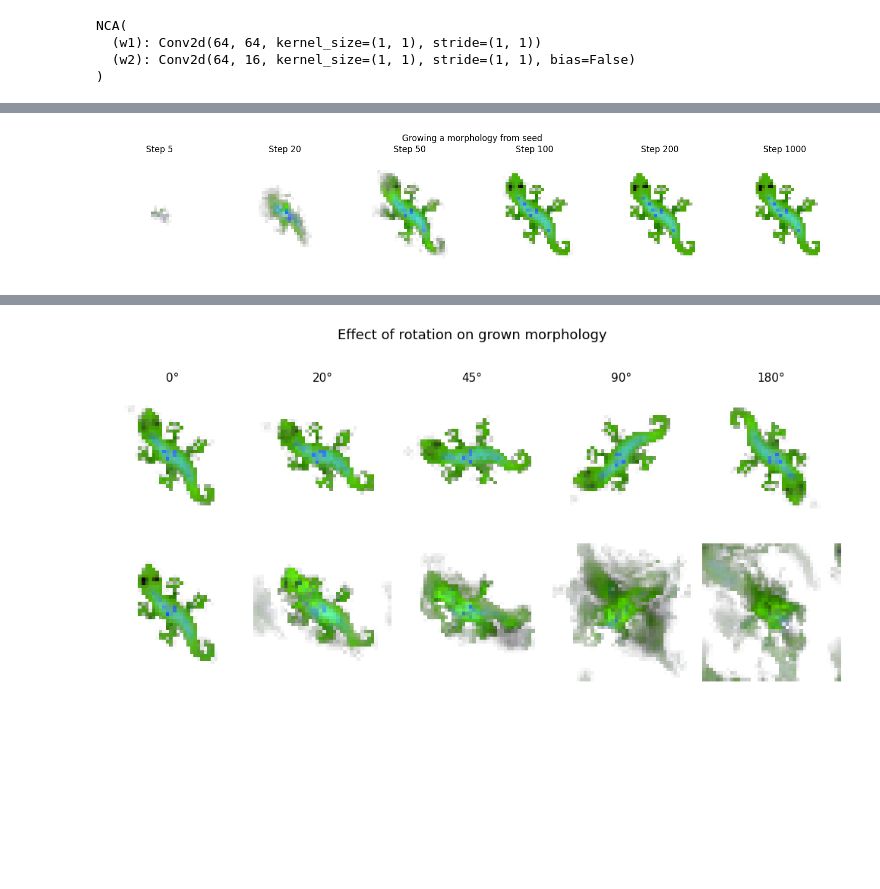
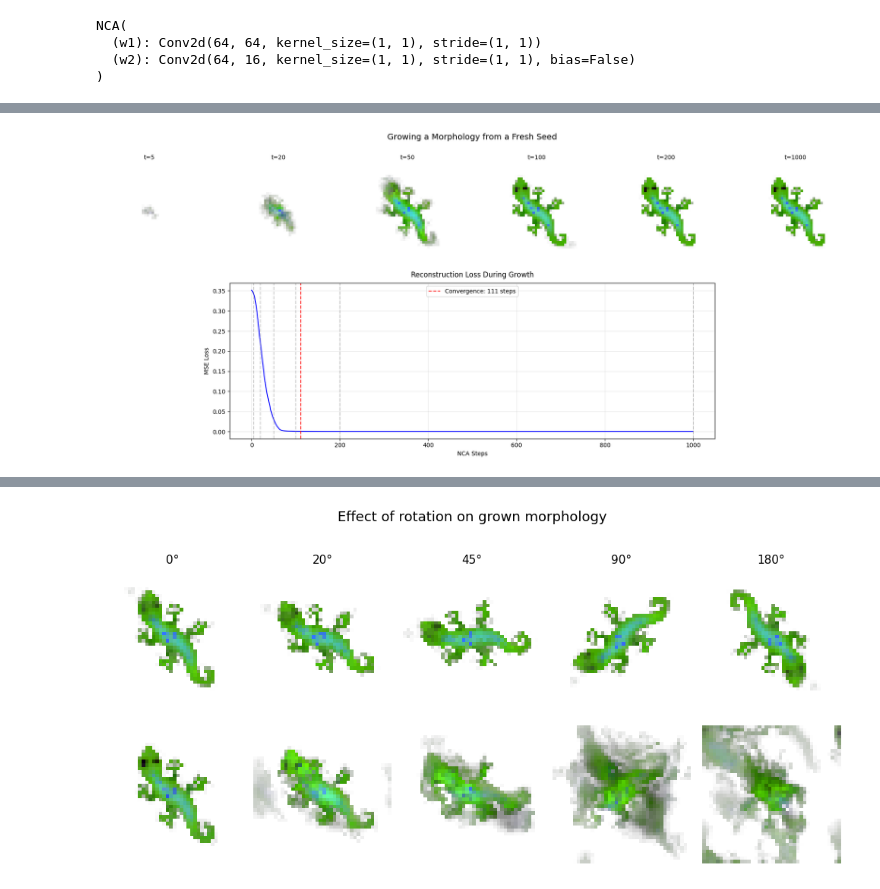
Before and after one commit to lshofsl/Thesis, a Jupyter notebook: NCA_baseline.ipynb, the cells around one changed output, grey strips where cells are left out. Saved outputs shown, nothing was run; the diff lists cells and outputs as text; code cells hidden in the pictures; blank space fills up the shorter version.

```diff
--- a/NCA_baseline.ipynb
+++ b/NCA_baseline.ipynb
@@ -278,27 +344,84 @@ NCA(
 # %%
 ## Growing the morphology
 def visualize_growth(nca, seed, steps_to_show=[5, 20, 50, 100, 200, 1000]):
-    x = torch.from_numpy(seed[None, ...]).to(DEVICE) if isinstance(seed, np.ndarray) else seed.to(DEVICE)
-    fig, axes = plt.subplots(1, len(steps_to_show), figsize=(15, 3))
-    fig.suptitle("Growing a morphology from seed")
+  x = torch.from_numpy(seed[None, ...]).to(DEVICE) if isinstance(seed, np.ndarray) else seed.to(DEVICE)
 
-    current_step = 0
-    with torch.no_grad():
-        for i, target_step in enumerate(steps_to_show):
-            steps_needed = target_step - current_step
-            for _ in range(steps_needed):
-                x = nca(x)
-            current_step = target_step
+  current_step = 0
+  frames = []
+  mse_log = []
+  recovery_times = []
+  n_recovered = 0
+  live_mask = (base[:, 3:4] > 0.1).float()
 
-            img = x[0, :4].permute(1, 2, 0).cpu().numpy()
-            img = np.clip(img, 0, 1)
-            axes[i].imshow(img)
-            axes[i].set_title(f"Step {target_step}")
-            axes[i].axis("off")
 
-    plt.tight_layout()
-    plt.show()
+  with torch.no_grad():
+    for target_step in sorted(steps_to_show):
+      steps_needed = target_step - current_step
+
+      for _ in range(steps_needed):
+        x = nca(x)
+        current_step += 1
+        diff = (x[:, :4] - base) * live_mask
+        current_mse = (diff.pow(2).sum() / (live_mask.sum() * 4 + 1e-8)).item()
+        mse_log.append(current_mse)
+
+
+          # 3. Capture frame precisely when target_step is reached
+      frame_img = (x[0, :4].permute(1, 2, 0).cpu().clip(0, 1).numpy())
+      frames.append(frame_img)
+
+
+
+  recovery_step = find_convergence_step(mse_log, patience=10, delta_tol=1e-4, target_val=0.0005)
+  if recovery_step is not None:
+            recovery_times.append(recovery_step)
+            n_recovered += 1
+
+  # Plotting setup
+  num_frames = len(frames)
+  fig = plt.figure(figsize=(18, 8))
+  fig.suptitle('Growing a Morphology from a Fresh Seed', fontsize=14, y=0.98)
+
+  gs = fig.add_gridspec(2, num_frames, height_ratios=[1, 1.2])
+
+  # Top Row: Image frames
+  for i, (frame, t_step) in enumerate(zip(frames, steps_to_show)):
+    ax = fig.add_subplot(gs[0, i])
+    ax.imshow(frame)
+    ax.set_title(f't={t_step}', fontsize=10)
+    ax.axis('off')
+
+  # Bottom Row: Centered Loss Plot
+  start_col = 1 if num_frames > 2 else 0
+  end_col = num_frames - 1 if num_frames > 2 else num_frames
+
+  ax_loss = fig.add_subplot(gs[1, start_col:end_col])
+  ax_loss.plot(mse_log, color='blue', linewidth=1.5)
+  ax_loss.set_title('Reconstruction Loss During Growth', fontsize=12, pad=10)
+  ax_loss.set_xlabel('NCA Steps')
+  ax_loss.set_ylabel('MSE Loss')
+  ax_loss.grid(True, alpha=0.3)
+
+  # Step vertical lines
+  for t in steps_to_show:
+    ax_loss.axvline(x=t, color='gray', linestyle='--', alpha=0.4)
+
+  # Convergence line (Red)
+  if recovery_step is not None:
+    ax_loss.axvline(
+        x=recovery_step,
+        color='red',
+        linestyle='--',
+        alpha=0.8,
+        label=f'Convergence: {recovery_step} steps',
+    )
+    ax_loss.legend()
+
+  plt.tight_layout()
+  plt.legend()
+  plt.show()
+  print('Time to converge to an MSE <= 0.005:', recovery_step)
 
 visualize_growth(nca, seed)
 # %% [output]
-[figure, old version]
+[figure, new version]
```
Also changed, not shown: parts of 10 cells of this notebook.
